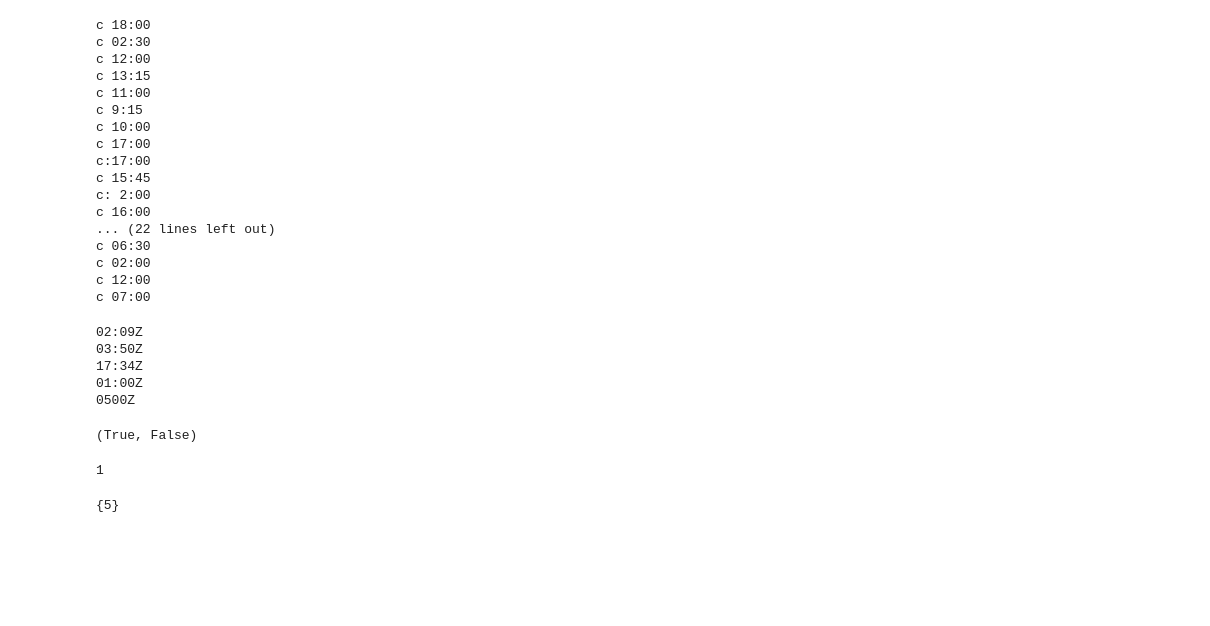
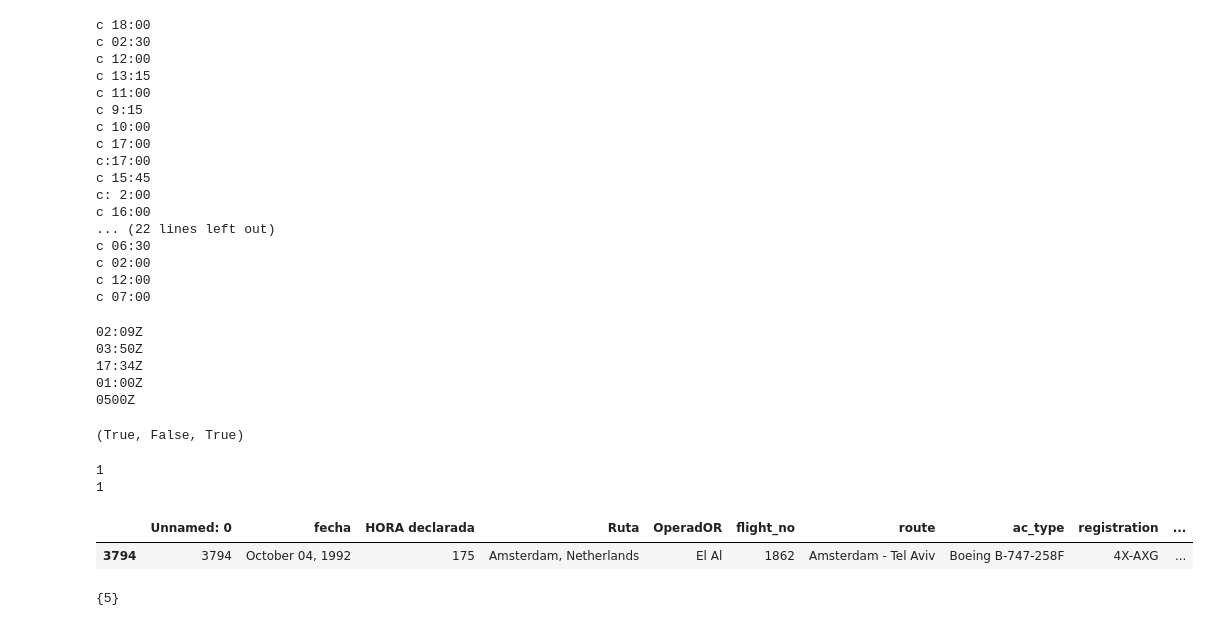
Before and after one commit to acidminded95/henry_PI_Data_Analytics, a Jupyter notebook: test.ipynb, the cells around one changed output. Saved outputs shown, nothing was run; the diff lists cells and outputs as text; code cells hidden in the pictures; blank space fills up the shorter version.

```diff
--- a/test.ipynb
+++ b/test.ipynb
@@ -231,3 +243,39 @@ c 06:30
 c 02:00
 c 12:00
 c 07:00
+# %%
+# We also noticed some registers en on a Z.  The Z stands for the Zero timezone, as it is offset by 0 from the Coordinated Universal Time (UTC)
+for x in df2.time:
+    if x[-1] == 'Z':
+        print(x)
+# %% [output]
+02:09Z
+03:50Z
+17:34Z
+01:00Z
+0500Z
+# %%
+# Now we check for possibility of replacing missing values with '00:00' by determining whether this string is already registered in the column
+'0000' in df2.time.unique(), '00:00' in df2.time.unique(), '0:00' in df2.time.unique()
+# %% [output]
+(True, False, True)
+# %%
+# We check the amount of appereances of '0000' and '0:00'
+midnight_count = 0
+midnight_count2 = 0
+for x in df2.time:
+    if x == '0000':
+        midnight_count += 1
+    elif x == '0:00':
+        midnight_count2 += 1
+print(midnight_count)
+print(midnight_count2)
+# %% [output]
+1
+1
+# %%
+# We also found this little guy that can not be easily interpreted as a time (1:75? Obviously not, but 17:05? 17:50??)
+df.loc[df['HORA declarada'] == '175']
+# %% [output]
+|  | Unnamed: 0 | fecha | HORA declarada | Ruta | OperadOR | flight_no | route | ac_type | registration | ... |
+| 3794 | 3794 | October 04, 1992 | 175 | Amsterdam, Netherlands | El Al | 1862 | Amsterdam - Tel Aviv | Boeing B-747-258F | 4X-AXG | ... |
@@ -234,22 +328,6 @@ c 07:00
 # %%
+# We check for problems
 for x in df2.time:
-    if x[-1] == 'Z':
-        print(x)
+    for y in x:
+        if y == ';':
+            print(x)
-# %% [output]
-02:09Z
-03:50Z
-17:34Z
-01:00Z
-0500Z
-# %%
-'0000' in df2.time.unique(), '00:00' in df2.time.unique()
-# %% [output]
-(True, False)
-# %%
-midnight_count = 0
-for x in df2.time:
-    if x == '0000':
-        midnight_count +=1
-print(midnight_count)
-# %% [output]
-1
```
Also changed, not shown: parts of 48 cells of this notebook, 3 other files.
